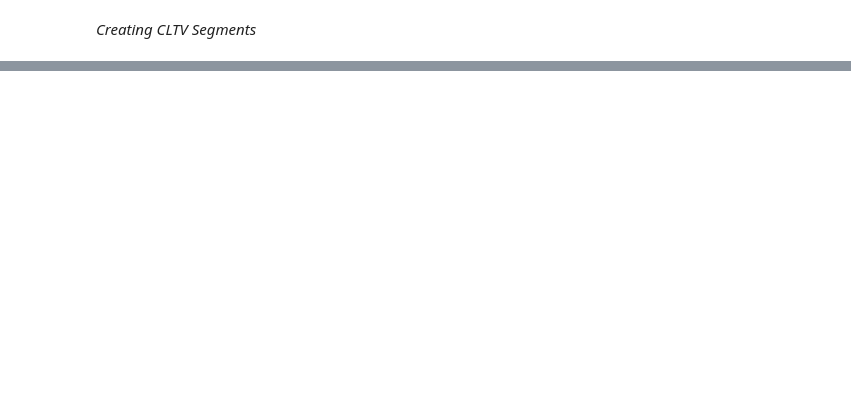
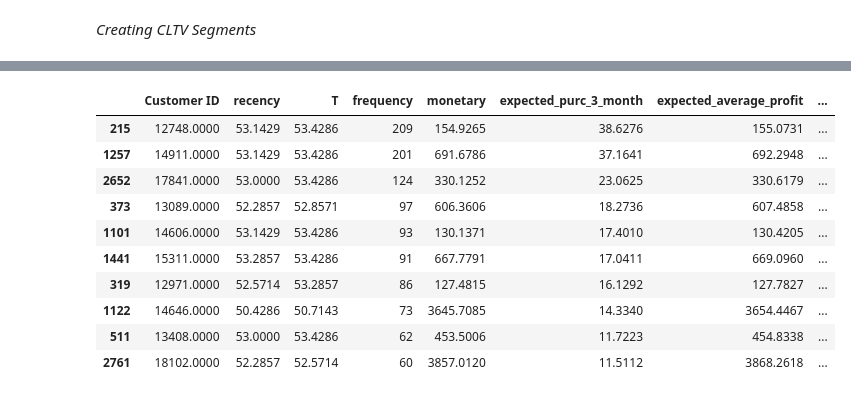
Before and after one commit to YeldaYuksel/CLTV_Prediction, a Jupyter notebook: cltv-prediction.ipynb, the cells around one changed output, grey strips where cells are left out. Saved outputs shown, nothing was run; the diff lists cells and outputs as text; code cells hidden in the pictures; blank space fills up the shorter version.

```diff
--- a/cltv-prediction.ipynb
+++ b/cltv-prediction.ipynb
@@ -101,4 +217,8 @@ def replace_with_thresholds(dataframe, variable):
 # %% [markdown]
 *Creating CLTV Segments*
 # %%
-#cltv["cltv_segment"] = pd.qcut(cltv["clv"], 4, labels=["D", "C", "B", "A"])
+cltv_final["segment"] = pd.qcut(cltv_final["clv"], 4, labels=["D", "C", "B", "A"])
+
+cltv_final.sort_values(by="clv", ascending=False).head(50)
+
+cltv_final.groupby("segment").agg({"count", "mean", "sum"})
@@ -104,0 +233,14 @@ def replace_with_thresholds(dataframe, variable):
+# %%
+cltv_final.sort_values(by="expected_purc_3_month",ascending=False).head(10)
+# %% [output]
+|  | Customer ID | recency | T | frequency | monetary | expected_purc_3_month | expected_average_profit | ... |
+| 215 | 12748.0000 | 53.1429 | 53.4286 | 209 | 154.9265 | 38.6276 | 155.0731 | ... |
+| 1257 | 14911.0000 | 53.1429 | 53.4286 | 201 | 691.6786 | 37.1641 | 692.2948 | ... |
+| 2652 | 17841.0000 | 53.0000 | 53.4286 | 124 | 330.1252 | 23.0625 | 330.6179 | ... |
+| 373 | 13089.0000 | 52.2857 | 52.8571 | 97 | 606.3606 | 18.2736 | 607.4858 | ... |
+| 1101 | 14606.0000 | 53.1429 | 53.4286 | 93 | 130.1371 | 17.4010 | 130.4205 | ... |
+| 1441 | 15311.0000 | 53.2857 | 53.4286 | 91 | 667.7791 | 17.0411 | 669.0960 | ... |
+| 319 | 12971.0000 | 52.5714 | 53.2857 | 86 | 127.4815 | 16.1292 | 127.7827 | ... |
+| 1122 | 14646.0000 | 50.4286 | 50.7143 | 73 | 3645.7085 | 14.3340 | 3654.4467 | ... |
+| 511 | 13408.0000 | 53.0000 | 53.4286 | 62 | 453.5006 | 11.7223 | 454.8338 | ... |
+| 2761 | 18102.0000 | 52.2857 | 52.5714 | 60 | 3857.0120 | 11.5112 | 3868.2618 | ... |
```
Also changed, not shown: parts of 15 cells of this notebook.
